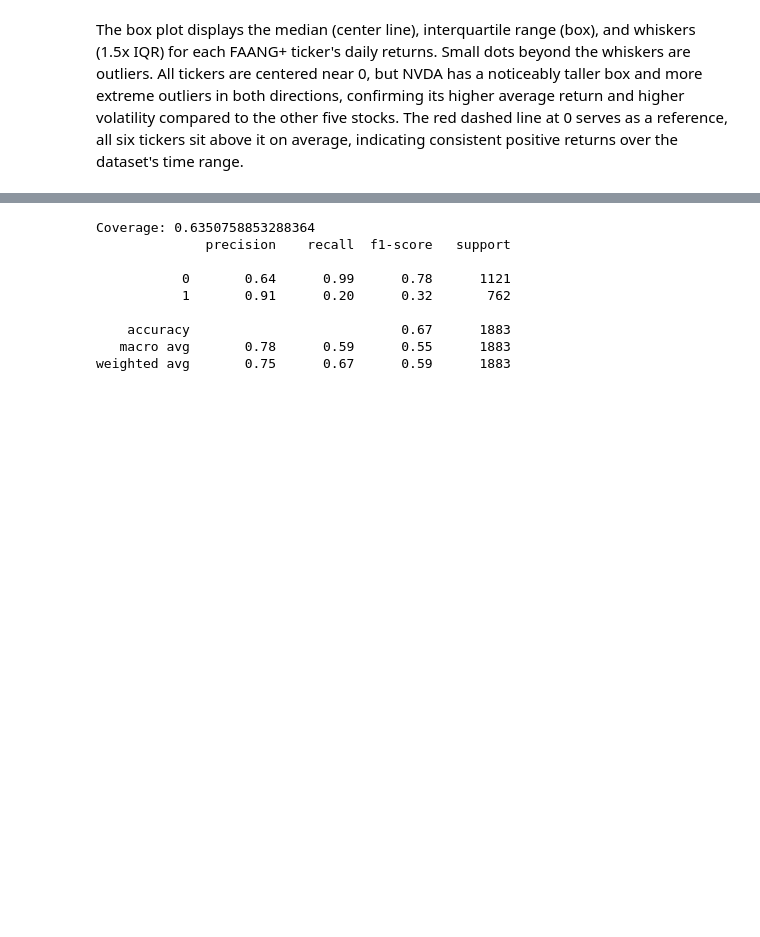
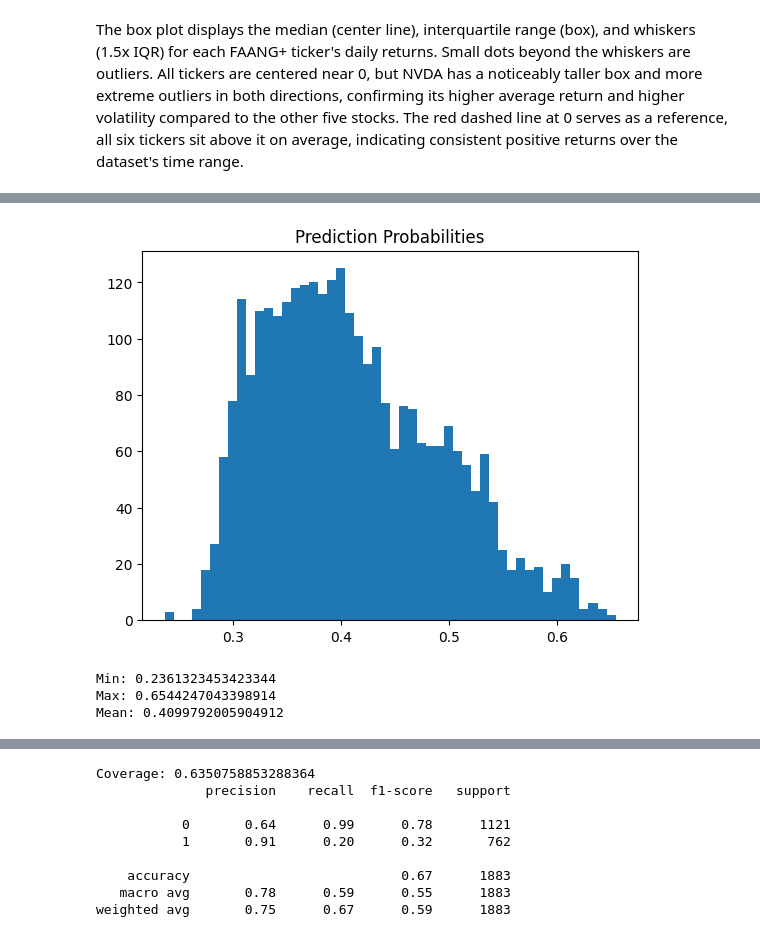
Before and after one commit to jli433/CMSC320_Final_Project, a Jupyter notebook: data.ipynb, the cells around one changed output, grey strips where cells are left out. Cells and saved outputs as stored; diff of their text form; code cells hidden in the pictures; blank space fills up the shorter version.

```diff
--- a/data.ipynb
+++ b/data.ipynb
@@ -223,0 +291,5 @@ average, indicating consistent positive returns over the dataset's time range.
+# %%
+market_return = stocks_df.groupby("Date")["Daily_Return"].mean()
+stocks_df["Market_Return"] = stocks_df["Date"].map(market_return)
+
+stocks_df["Relative_Strength"] = stocks_df["Daily_Return"] - stocks_df["Market_Return"]
@@ -223,0 +298,5 @@ average, indicating consistent positive returns over the dataset's time range.
+# %%
+stocks_df = pd.get_dummies(stocks_df, columns=["Ticker"])
+
+stocks_df = stocks_df.dropna() # Drop any Nulls that were created via shifting and rolling
+stocks_df = stocks_df.sort_values(["Date"]) # resort the data
@@ -225,0 +466,15 @@ average, indicating consistent positive returns over the dataset's time range.
+# %%
+import matplotlib.pyplot as plt
+
+plt.hist(probs, bins=50)
+plt.title("Prediction Probabilities")
+plt.show()
+
+print("Min:", probs.min())
+print("Max:", probs.max())
+print("Mean:", probs.mean())
+# %% [output]
+[figure, added]
+Min: 0.2361323453423344
+Max: 0.6544247043398914
+Mean: 0.4099792005904912
```
Also changed, not shown: parts of 40 cells of this notebook.
